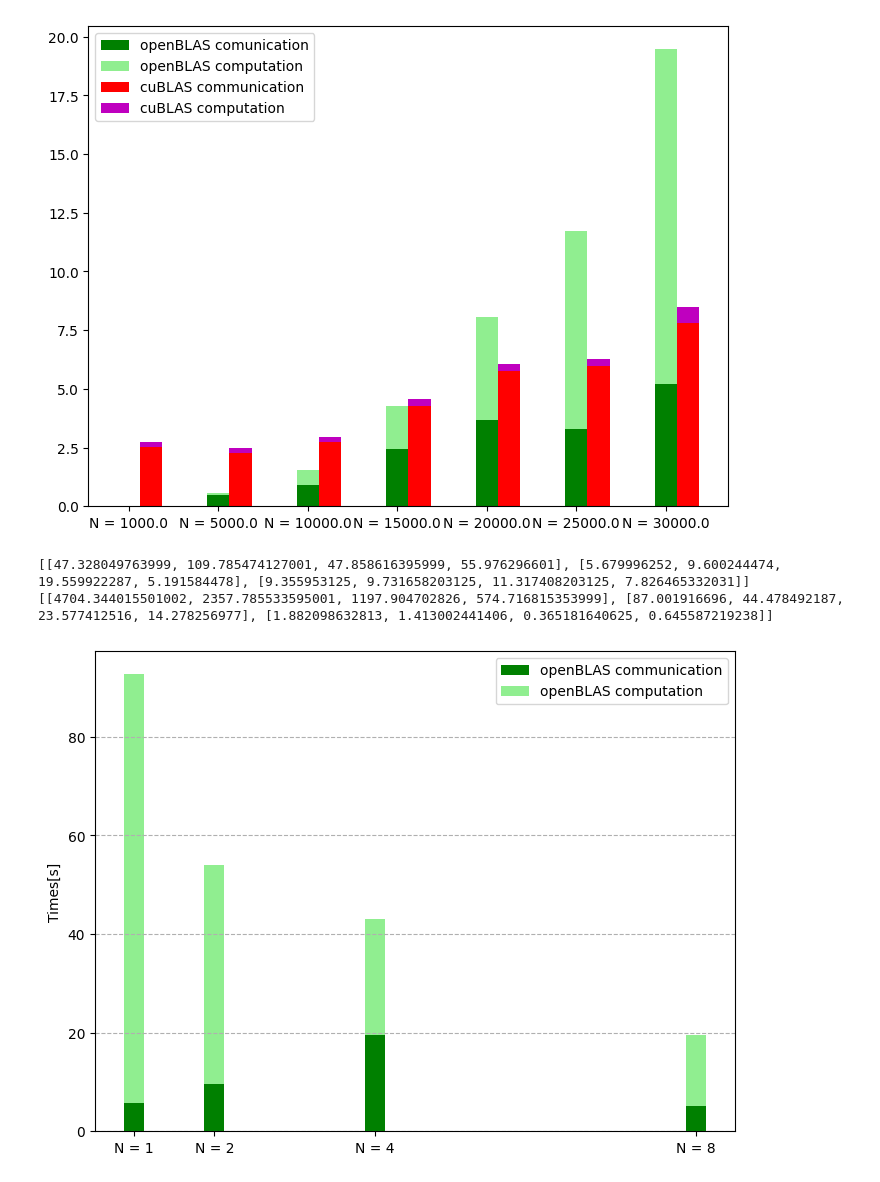
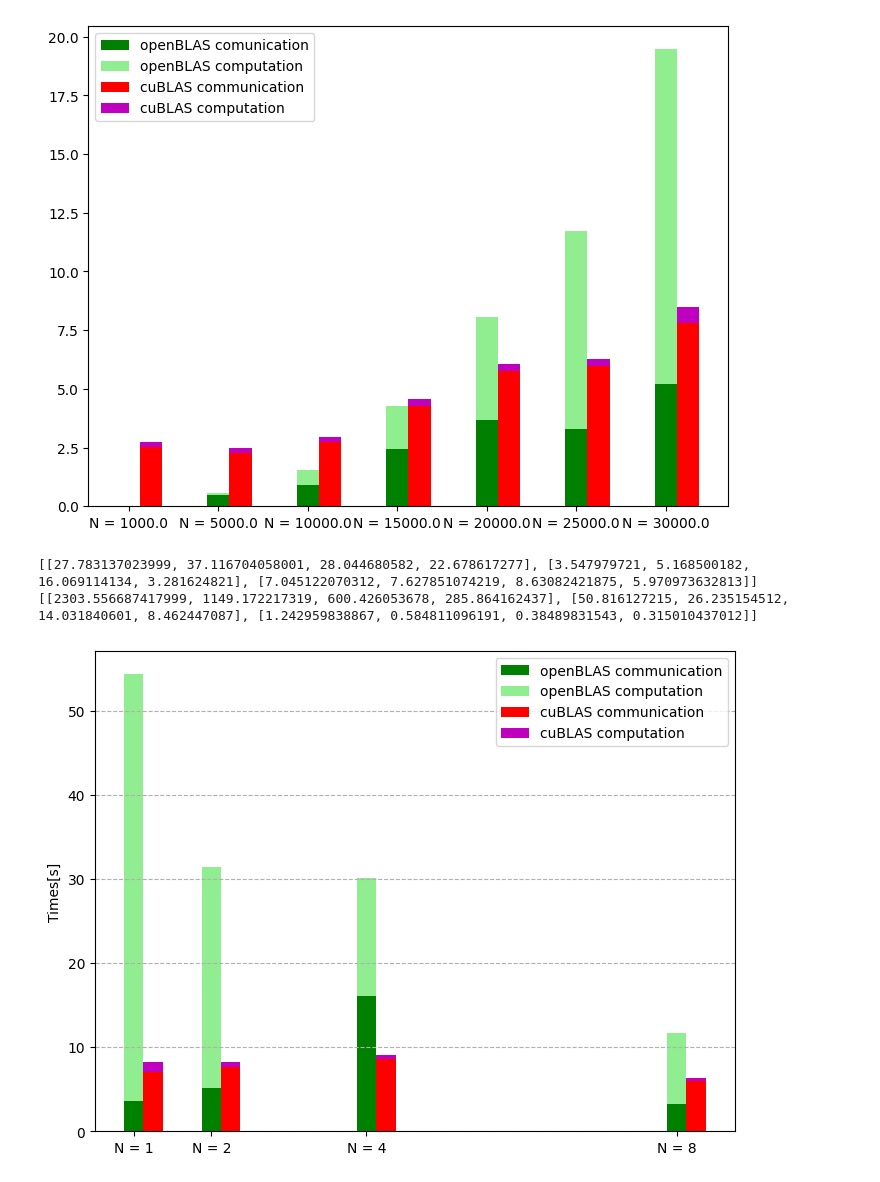
Before and after one commit to RodTol/HPC_part_2, a Jupyter notebook: matrix_mult/notebook.ipynb, the cells around one changed output. Cells and saved outputs as stored; diff of their text form; code cells hidden in the pictures.

```diff
--- a/matrix_mult/notebook.ipynb
+++ b/matrix_mult/notebook.ipynb
@@ -179,7 +179,7 @@ def scalability(vector_df):
         compute_time = calc_compute_time(i)
         name = calc_name(i)
         for j in range(len(name)):
-            if(name[j]==30000):
+            if(name[j]==25000):
                 comm_time_1.append(comm_time[0][j])
                 comm_time_2.append(comm_time[1][j])
                 comm_time_3.append(comm_time[2][j])
@@ -187,33 +187,33 @@ def scalability(vector_df):
                 compute_time_1.append(compute_time[0][j])
                 compute_time_2.append(compute_time[1][j])
                 compute_time_3.append(compute_time[2][j])
 
     comm_time_accros = [comm_time_1,comm_time_2, comm_time_3]
     compute_time_accros = [compute_time_1, compute_time_2, compute_time_3]
     print(comm_time_accros)
     print(compute_time_accros)
 
     #X = np.arange(len(comm_time_accros[0]))
     X = np.array([1,2,4,8])
     fig = plt.figure()
     ax = fig.add_axes([0,0,1,1])
     #ax.bar(X + 0.00, comm_time_accros[0], color = 'b', width = 0.25)
     #ax.bar(X + 0.00, compute_time_accros[0], bottom=comm_time_accros[0], color = 'c', width = 0.25)
 
     ax.bar(X + 0.25, comm_time_accros[1], color = 'g', width = 0.25)
     ax.bar(X + 0.25, compute_time_accros[1], bottom=comm_time_accros[1], color = 'LightGreen', width = 0.25)
 
     ax.bar(X + 0.50, comm_time_accros[2], color = 'r', width = 0.25)
     ax.bar(X + 0.50, compute_time_accros[2], bottom=comm_time_accros[2], color = 'm', width = 0.25)
 
     ax.set_ylabel('Times[s]')
     ax.set_xticks(X+0.25, ('N = 1', 'N = 2', 'N = 4', 'N = 8'))
     ax.legend(labels=['openBLAS communication', 'openBLAS computation', 'cuBLAS communication',  'cuBLAS computation'])
     ax.grid(linestyle = '--', axis = 'y')
     plt.show()
 
 scalability(data_frames)
 # %% [output]
-[[47.328049763999, 109.785474127001, 47.858616395999, 55.976296601], [5.679996252, 9.600244474, 19.559922287, 5.191584478], [9.355953125, 9.731658203125, 11.317408203125, 7.826465332031]]
-[[4704.344015501002, 2357.785533595001, 1197.904702826, 574.716815353999], [87.001916696, 44.478492187, 23.577412516, 14.278256977], [1.882098632813, 1.413002441406, 0.365181640625, 0.645587219238]]
+[[27.783137023999, 37.116704058001, 28.044680582, 22.678617277], [3.547979721, 5.168500182, 16.069114134, 3.281624821], [7.045122070312, 7.627851074219, 8.63082421875, 5.970973632813]]
+[[2303.556687417999, 1149.172217319, 600.426053678, 285.864162437], [50.816127215, 26.235154512, 14.031840601, 8.462447087], [1.242959838867, 0.584811096191, 0.38489831543, 0.315010437012]]
-[figure, old version]
+[figure, new version]
```
Also changed, not shown: 10 other files.
